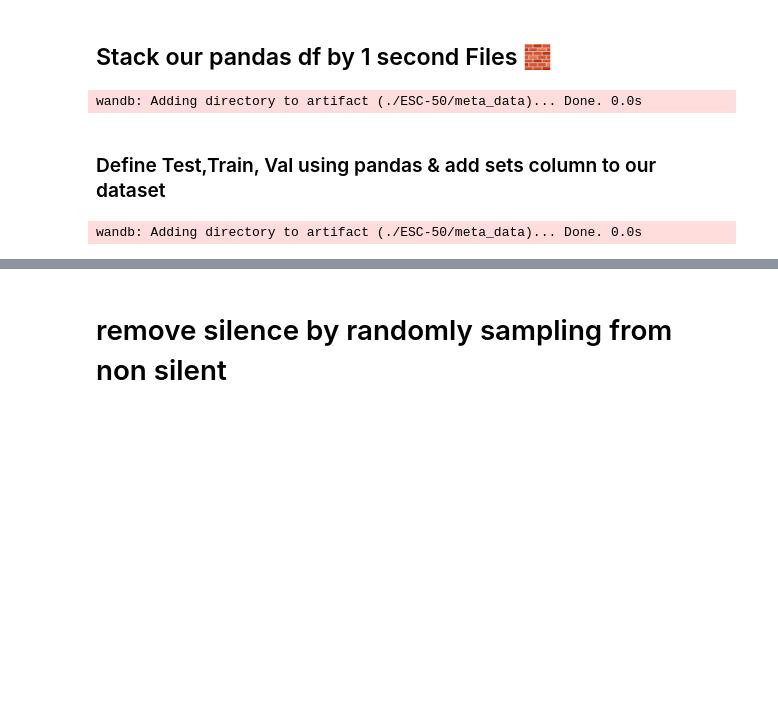
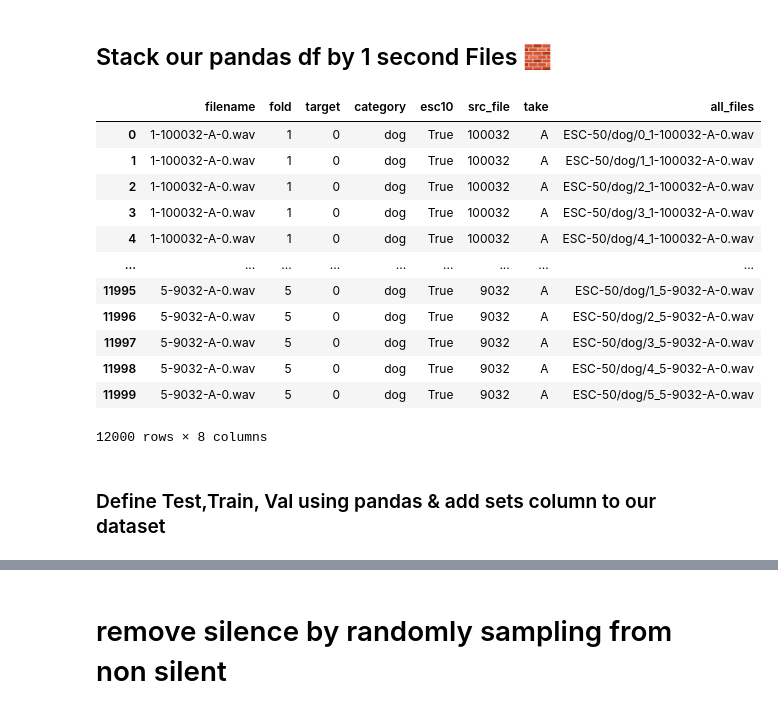
Before and after one commit to wandb/tiny-ml, a Jupyter notebook: sound_classifier.ipynb, the cells around one changed output, grey strips where cells are left out. Saved outputs shown, nothing was run; the diff lists cells and outputs as text; code cells hidden in the pictures; blank space fills up the shorter version.

```diff
--- a/sound_classifier.ipynb
+++ b/sound_classifier.ipynb
@@ -23,14 +14,0 @@ os.environ["WANDB_SILENT"] = "false"
-# %%
-from traitlets.config.manager import BaseJSONConfigManager
-from pathlib import Path
-path = Path.home() / ".jupyter" / "nbconfig"
-cm = BaseJSONConfigManager(config_dir=str(path))
-cm.update(
-    "rise",
-    {
-        "theme": "sky",
-        "transition": "zoom",
-        "start_slideshow_at": "selected",
-        'scroll':'false'
-     }
-)
@@ -166,7 +241,10 @@ run
 <wandb.sdk.wandb_run.Run at 0x...>
 # %%
 run.finish()
-run = wandb.init(id=run.id,entity='tiny-ml',project = 'wake_word_detection', group='Data',
-                resume='must')
+run = wandb.init(id=run.id,
+                 entity='tiny-ml',
+                 project = 'wake_word_detection ',
+                 group='Data',
+                 resume='must')
 # %% [output]
 Waiting for W&B process to finish... (success).
@@ -367,10 +438,11 @@ Find logs at: ./wandb/run-20230129_201218-w0790zli/logs
 run = wandb.init(id=run.id,entity='tiny-ml',project = 'wake_word_detection', group='Data',
                 resume='must')
 df = pd.read_csv(esc50_csv)
-esc50_csv = meta_data/esc50_csv.name
+out_esc50_csv = meta_data/esc50_csv.name
 sec_files = np.array(all_out).astype(str)
 for files in range(sec_files.shape[-1]):
     df[f'{files}_{files+1}_sec']=sec_files[...,files].astype(str)
-df.to_csv(esc50_csv)
-log_wandb_artifact(run=run,path=esc50_csv)
+df.to_csv(out_esc50_csv)
+log_wandb_artifact(run=run,path=out_esc50_csv)
+df
 # %% [output]
@@ -445,15 +512,28 @@ run.log({'sound_spectrogram_table':table_with_media})
 # %%
 rp_df = pd.DataFrame(np.repeat(df.values, 6, axis=0))
 rp_df.columns=df.columns
 a,b,c,d,e,f = np.array([df[col].values for col in df.columns[-6:]])
 all_files =np.vstack((a,b,c,d,e,f)).reshape((-1,),order='F')
 rp_df = rp_df[df.columns[:-6]]
 rp_df['all_files']=all_files
 df = rp_df
-df.to_csv(esc50_csv)
-log_wandb_artifact(run,esc50_csv)
+df.to_csv(out_esc50_csv)
+log_wandb_artifact(run,out_esc50_csv)
+df
 # %% [output]
+|  | filename | fold | target | category | esc10 | src_file | take | all_files |
+| 0 | 1-100032-A-0.wav | 1 | 0 | dog | True | 100032 | A | ESC-50/dog/0_1-100032-A-0.wav |
+| 1 | 1-100032-A-0.wav | 1 | 0 | dog | True | 100032 | A | ESC-50/dog/1_1-100032-A-0.wav |
+| 2 | 1-100032-A-0.wav | 1 | 0 | dog | True | 100032 | A | ESC-50/dog/2_1-100032-A-0.wav |
+| 3 | 1-100032-A-0.wav | 1 | 0 | dog | True | 100032 | A | ESC-50/dog/3_1-100032-A-0.wav |
+| 4 | 1-100032-A-0.wav | 1 | 0 | dog | True | 100032 | A | ESC-50/dog/4_1-100032-A-0.wav |
+| ... | ... | ... | ... | ... | ... | ... | ... | ... |
+| 11995 | 5-9032-A-0.wav | 5 | 0 | dog | True | 9032 | A | ESC-50/dog/1_5-9032-A-0.wav |
+| 11996 | 5-9032-A-0.wav | 5 | 0 | dog | True | 9032 | A | ESC-50/dog/2_5-9032-A-0.wav |
+| 11997 | 5-9032-A-0.wav | 5 | 0 | dog | True | 9032 | A | ESC-50/dog/3_5-9032-A-0.wav |
+| 11998 | 5-9032-A-0.wav | 5 | 0 | dog | True | 9032 | A | ESC-50/dog/4_5-9032-A-0.wav |
+| 11999 | 5-9032-A-0.wav | 5 | 0 | dog | True | 9032 | A | ESC-50/dog/5_5-9032-A-0.wav |
-wandb: Adding directory to artifact (./ESC-50/meta_data)... Done. 0.0s
+12000 rows × 8 columns
 # %% [markdown]
 ### Define Test,Train, Val using pandas & add sets column to our dataset
 # %%
@@ -468,8 +548,6 @@ for name,subset in sets.items():
         sets[name]=subset
 df.groupby("target", group_keys=False).apply(lambda x: x)
 df = pd.concat(sets.values()).reset_index(drop=True)
-df.to_csv(esc50_csv)
-log_wandb_artifact(run,esc50_csv)
+df.to_csv(out_esc50_csv)
+log_wandb_artifact(run,out_esc50_csv)
-# %% [output]
-wandb: Adding directory to artifact (./ESC-50/meta_data)... Done. 0.0s
 # %%
```
Also changed, not shown: parts of 51 cells of this notebook, 53 other files.
